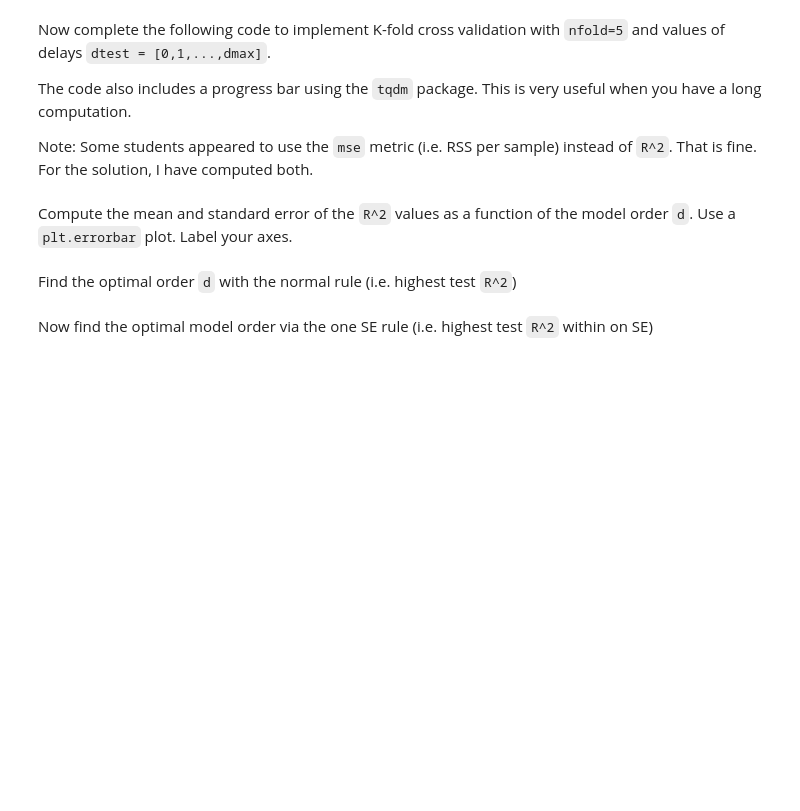
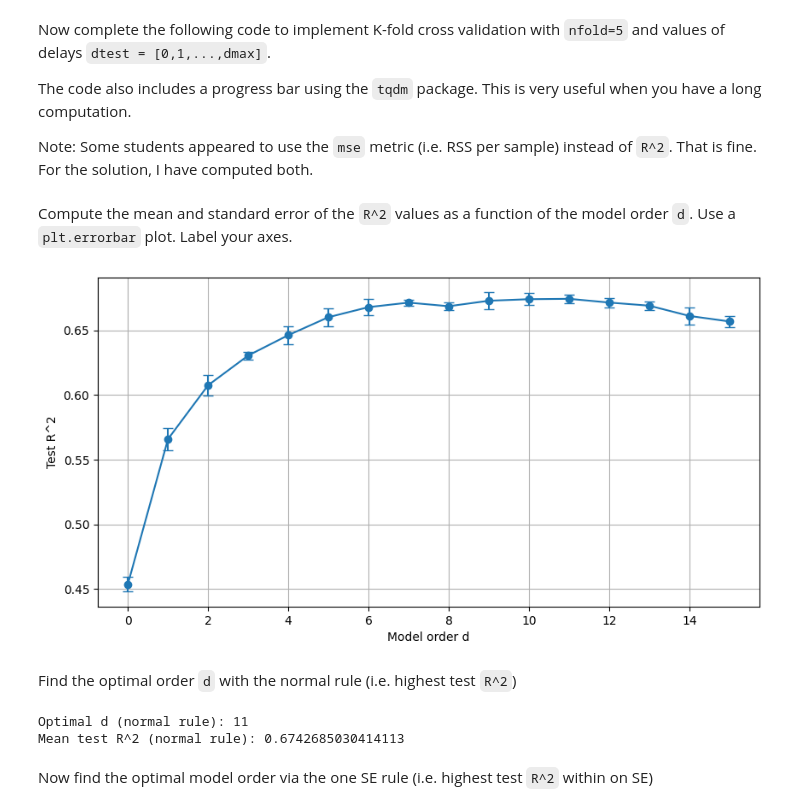
Before and after one commit to IrisLiu07311370/ML, a Jupyter notebook: unit04_model_sel/lab_neural_partial.ipynb, the cells around one changed output. Cells and saved outputs as stored; diff of their text form; code cells hidden in the pictures; blank space fills up the shorter version.

```diff
--- a/unit04_model_sel/lab_neural_partial.ipynb
+++ b/unit04_model_sel/lab_neural_partial.ipynb
@@ -243,6 +246,9 @@ nred = 6000
 # TODO
 # Xred = ...
 # yred = ...
+
+Xred = X[:nred, :]
+yred = y[:nred, :]
 # %% [markdown]
 Now complete the following code to implement K-fold cross validation with `nfold=5` and values of delays `dtest = [0,1,...,dmax]`.
 
@@ -259,25 +265,33 @@ dmax = 15  # maximum number of delays
 # TODO:  Create a k-fold object
 # kf = sklearn.model_selection.KFold(...)
 
+kf = sklearn.model_selection.KFold(n_splits=nfold, shuffle=True, random_state=0)
+
 # TODO:  Model orders to be tested
 # dtest = vector [0,1,...,dmax]
 # nd = len(dtest)
 
+dtest = np.arange(dmax+1)
+nd = len(dtest)
+
 # TODO.
 # Initialize a matrix Rsq to hold values of the R^2 across the model orders and folds.
 # Alternatively, you can also create an RSS matrix
+
+Rsq = np.zeros((nd, nfold))
 
 # Create a progress bar.  Note there are nd*nfold total fits.
 pbar = tqdm.notebook.tqdm(
     total=nfold*nd, initial=0,
     unit='fits', unit_divisor=nd, desc='Model order test')
 
-
 for it, d in enumerate(dtest):
     # TODO:
     # Create the delayed data using the create_dly_function from the reduced
     # data Xred, yred
     #     Xdly, ydly = create_dly_data(...)
+
+    Xdly, ydly = create_dly_data(Xred, yred, dly=d)
 
     # Loop over the folds
     for isplit, Ind in enumerate(kf.split(Xdly)):
@@ -292,10 +306,19 @@ for it, d in enumerate(dtest):
         # Xts = ...
         # yts = ...
 
+        Xtr, ytr = Xdly[Itr,:], ydly[Itr,:]
+        Xts, yts = Xdly[Its,:], ydly[Its,:]
+
         # TODO:  Fit data on training data
+
+        model_k = LinearRegression()
+        model_k.fit(Xtr, ytr)
+        yhat = model_k.predict(Xts)
 
         # TODO:  Measure the R^2 vale on test data and store in the matrix Rsq
 
+        Rsq[it,isplit] = r2_score(yts, yhat)
+
         pbar.update(1)
 pbar.close()
 # %% [markdown]
@@ -305,2 +326,16 @@ Compute the mean and standard error of the `R^2` values as a function of the mod
+# %%
+# TODO
+
+Rsq_mean = np.mean(Rsq, axis=1)
+# print(Rsq_mean)
+Rsq_se   = np.std(Rsq, axis=1) / np.sqrt(nfold-1)
+plt.figure(figsize=(10,5))
+plt.errorbar(dtest, Rsq_mean, yerr=Rsq_se, fmt='-o', capsize=4)
+plt.xlabel("Model order d")
+plt.ylabel("Test R^2")
+plt.grid(True)
+plt.show()
+# %% [output]
+[figure, added]
 # %% [markdown]
 Find the optimal order `d` with the normal rule (i.e. highest test `R^2`)
@@ -309,2 +342,12 @@ Find the optimal order `d` with the normal rule (i.e. highest test `R^2`)
+# %%
+# TODO
+
+im = np.argmax(Rsq_mean)
+d_normal = dtest[im]
+print("Optimal d (normal rule):", d_normal)
+print("Mean test R^2 (normal rule):", Rsq_mean[im])
+# %% [output]
+Optimal d (normal rule): 11
+Mean test R^2 (normal rule): 0.6742685030414113
 # %% [markdown]
 Now find the optimal model order via the one SE rule (i.e. highest test `R^2` within on SE)
```
Also changed, not shown: parts of 5 cells of this notebook.
